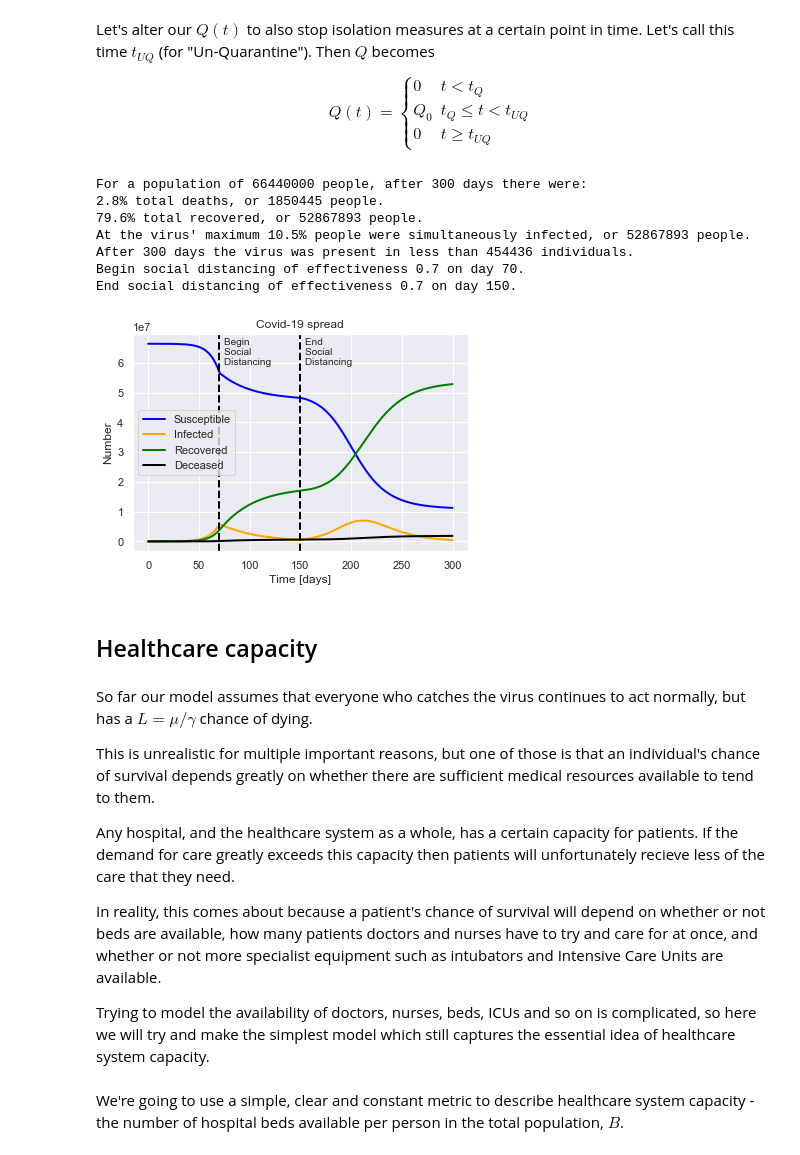
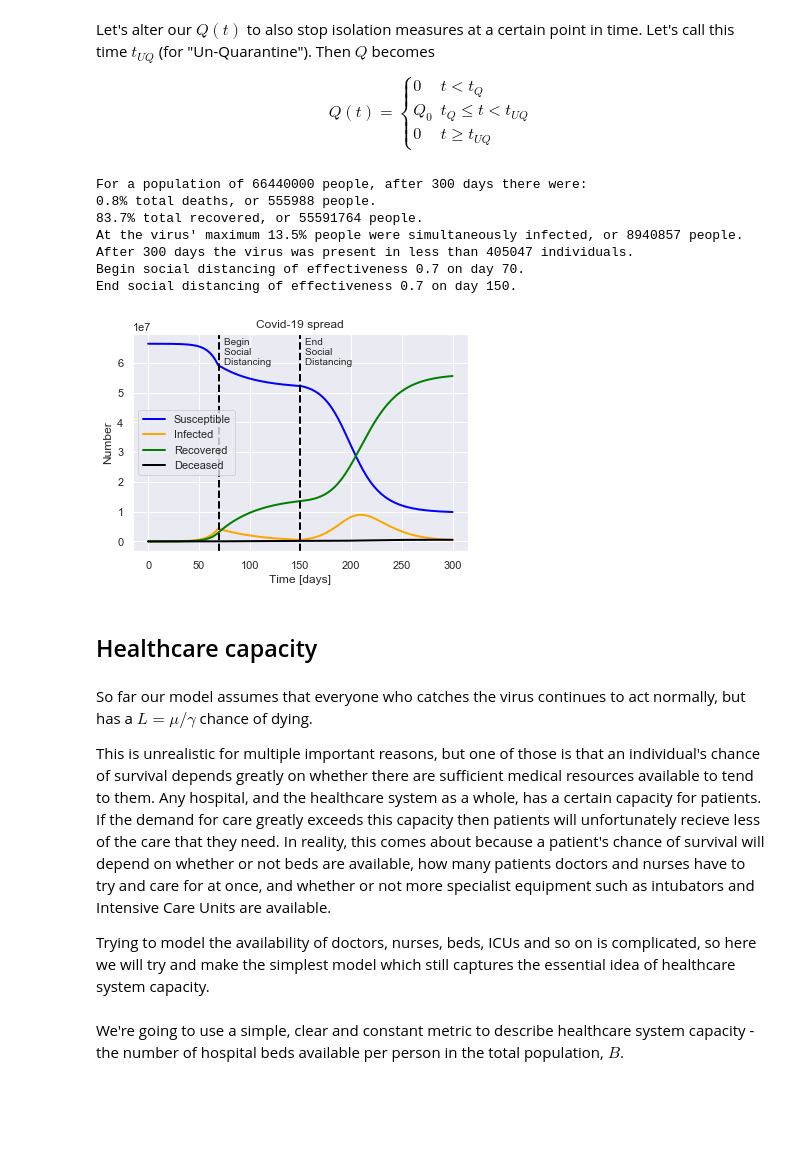
Before and after one commit to TomNicholas/coronavirus, a Jupyter notebook: covid-19_model.ipynb, the cells around one changed output. Drawn from its saved outputs; the diff is of its cells as text; code cells hidden in the pictures; blank space fills up the shorter version.

```diff
--- a/covid-19_model.ipynb
+++ b/covid-19_model.ipynb
@@ -88,6 +92,6 @@ recovered = 65
 # %%
-R_0 = 2.6  # Basic Reproductive Rate [people]
-L = 0.034  # Case Fatality Rate [fraction]
+R_0 = 2.4  # Basic Reproductive Rate [people]
+M = 0.01   # Mortality ratio [fraction]
 P = 14     # Average infectious period [days] (should really be split up by case severity)
 # %%
 from scipy.integrate import solve_ivp
@@ -119,7 +123,7 @@ def SIRD_eqns(t, y, lamb, gamma, mu):
 set up the initial conditions and coefficients
 # %%
 def setup(N, cases, recovered, deaths,
-          P, L, R_0):
+          P, M, R_0):
 
     # Compute initial values
     R0 = recovered/N
@@ -130,7 +134,7 @@ def setup(N, cases, recovered, deaths,
 
     # Compute coefficients
     gamma = 1 / P
-    mu = gamma * L
+    mu = gamma * M
     lamb = R_0 * (gamma + mu)
 
     return initial, lamb, gamma, mu
@@ -138,10 +142,10 @@ def setup(N, cases, recovered, deaths,
 and now solve them
 # %%
 def solve(eqns, N, cases, recovered, deaths,
-          P, L, R_0, *extra_args, tf=300):
+          P, M, R_0, *extra_args, tf=300):
 
     initial, lamb, gamma, mu = setup(N, cases, recovered, deaths,
-                                     P, L, R_0)
+                                     P, M, R_0)
 
     t_span = (0, tf)  # tf is number of days to run simulation for, defaulting to 300
 
@@ -356,11 +360,11 @@ def SIRDUQ_eqns(t, y, lamb, gamma, mu, Q0, t_Q, t_UQ):
             dDdt(I, mu)]
 # %%
 def plot_SIRDUQ(N, initial_cases, initial_recovered, initial_deaths,
-                P, L, R_0, Q0, t_Q, t_UQ):
+                P, M, R_0, Q0, t_Q, t_UQ):
 
     soln = solve(SIRDUQ_eqns, N,
                  initial_cases, initial_recovered, initial_deaths,
-                 P, L, R_0, Q0, t_Q, t_UQ)
+                 P, M, R_0, Q0, t_Q, t_UQ)
 
     ax = plot_SIRD_solution(soln, N)
     ax = plot_social_distancing_event(ax, Q0, t_Q, 'Begin')
@@ -368,25 +372,24 @@ def plot_SIRDUQ(N, initial_cases, initial_recovered, initial_deaths,
 
     plt.show()
 # %%
-plot_SIRDUQ(N, cases, recovered, deaths, P=14, L=0.035, R_0=2.6, Q0=0.7, t_Q=70, t_UQ=150)
+plot_SIRDUQ(N, cases, recovered, deaths, P=14, M=0.01, R_0=2.6, Q0=0.7, t_Q=70, t_UQ=150)
 # %% [output]
 For a population of 66440000 people, after 300 days there were:
-2.8% total deaths, or 1850445 people.
-79.6% total recovered, or 52867893 people.
-At the virus' maximum 10.5% people were simultaneously infected, or 52867893 people.
-After 300 days the virus was present in less than 454436 individuals.
+0.8% total deaths, or 555988 people.
+83.7% total recovered, or 55591764 people.
+At the virus' maximum 13.5% people were simultaneously infected, or 8940857 people.
+After 300 days the virus was present in less than 405047 individuals.
 Begin social distancing of effectiveness 0.7 on day 70.
 End social distancing of effectiveness 0.7 on day 150.
-[figure, old version]
+[figure, new version]
 # %% [markdown]
 ## Healthcare capacity
 # %% [markdown]
 So far our model assumes that everyone who catches the virus continues to act normally, but has a $L=\mu/\gamma$ chance of dying.
 
 This is unrealistic for multiple important reasons, but one of those is that an individual's chance of survival depends greatly on whether there are sufficient medical resources available to tend to them.
-
-Any hospital, and the healthcare system as a whole, has a certain capacity for patients. If the demand for care greatly exceeds this capacity then patients will unfortunately recieve less of the care that they need.
-
+Any hospital, and the healthcare system as a whole, has a certain capacity for patients.
+If the demand for care greatly exceeds this capacity then patients will unfortunately recieve less of the care that they need.
 In reality, this comes about because a patient's chance of survival will depend on whether or not beds are available, how many patients doctors and nurses have to try and care for at once, and whether or not more specialist equipment such as intubators and Intensive Care Units are available.
 
 Trying to model the availability of doctors, nurses, beds, ICUs and so on is complicated, so here we will try and make the simplest model which still captures the essential idea of healthcare system capacity.
```
Also changed, not shown: parts of 38 cells of this notebook.
